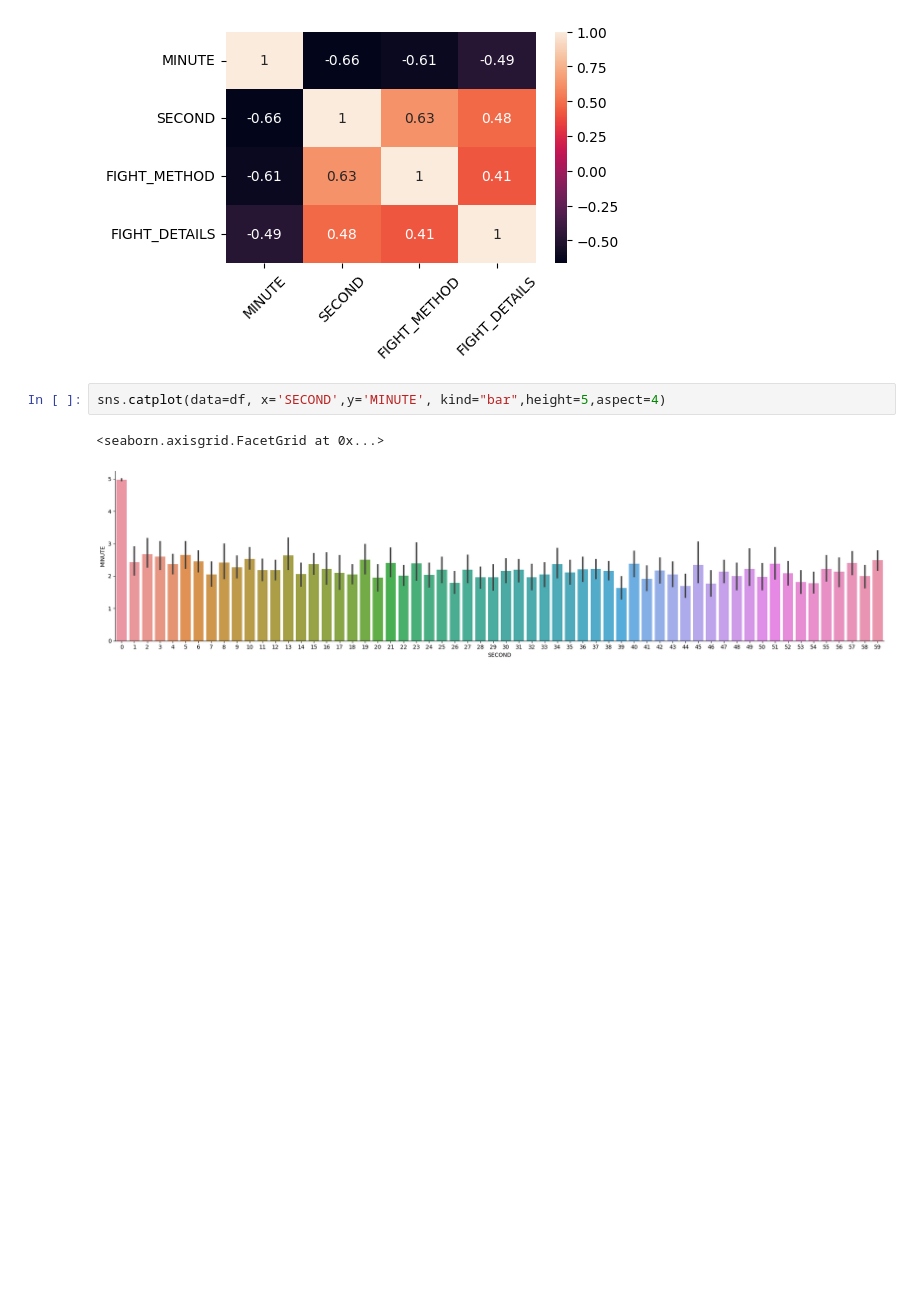
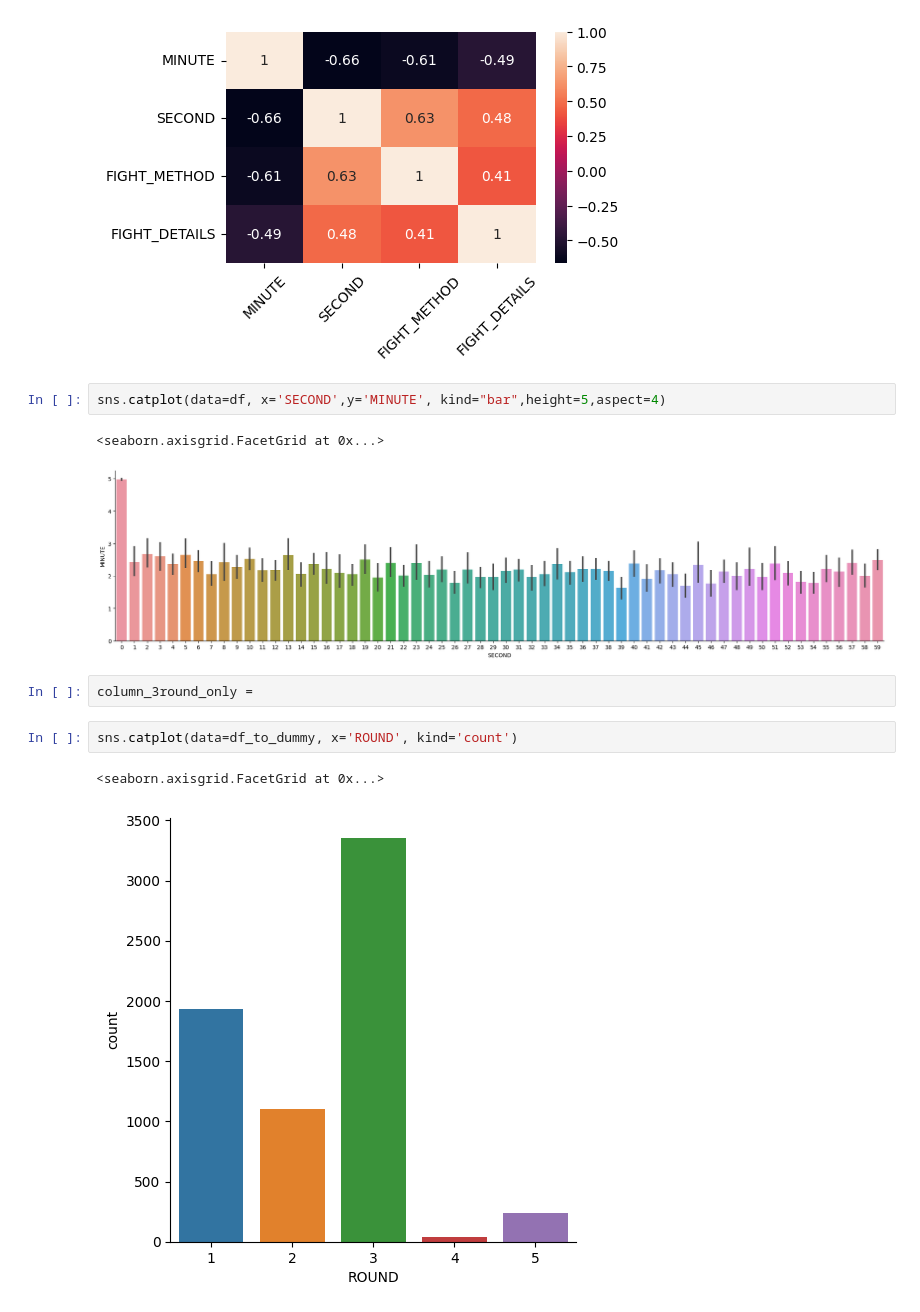
Before and after one commit to YaotecatlMtz/analisisUFC, a Jupyter notebook: Bivariado.ipynb, the cells around one changed output. Cells and saved outputs as stored; diff of their text form; blank space fills up the shorter version.

```diff
--- a/Bivariado.ipynb
+++ b/Bivariado.ipynb
@@ -210,3 +209,10 @@ sns.catplot(data=df, x='SECOND',y='MINUTE', kind="bar",height=5,aspect=4)
 # %% [output]
 <seaborn.axisgrid.FacetGrid at 0x...>
 [figure]
+# %%
+column_3round_only =
+# %%
+sns.catplot(data=df_to_dummy, x='ROUND', kind='count')
+# %% [output]
+<seaborn.axisgrid.FacetGrid at 0x...>
+[figure, added]
```
Also changed, not shown: parts of 1 cell of this notebook, 2 other files.
